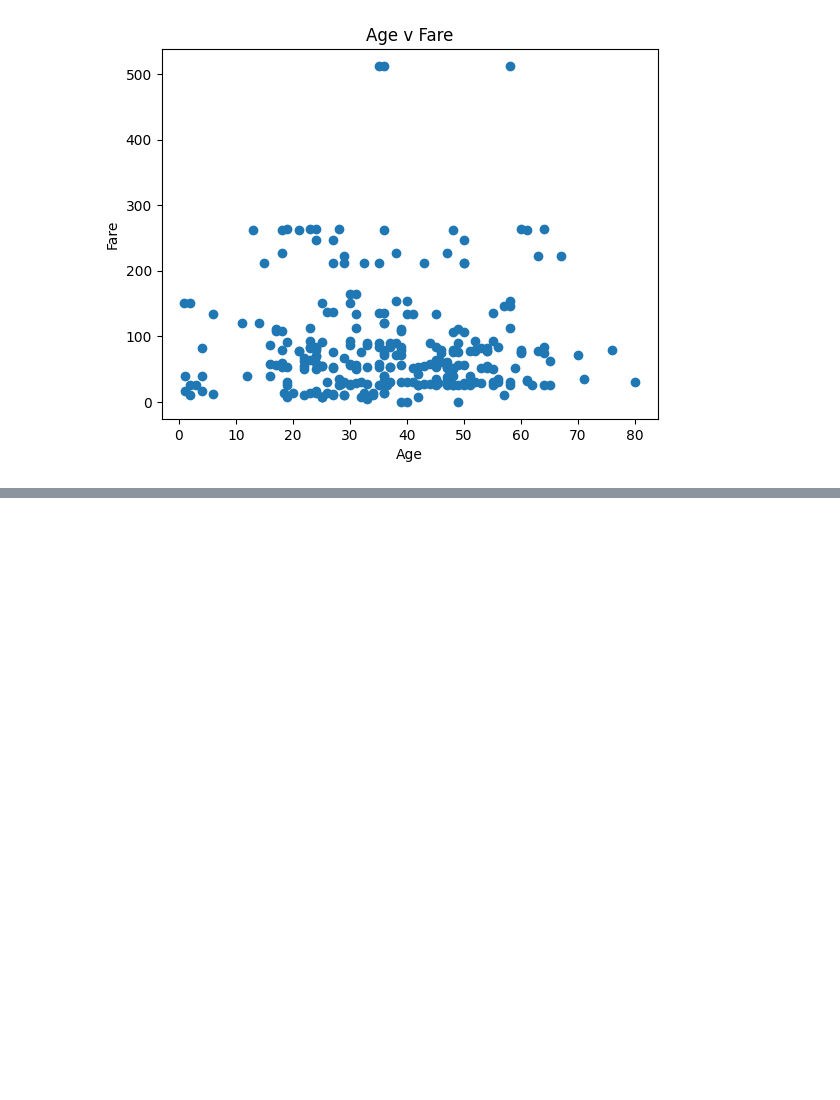
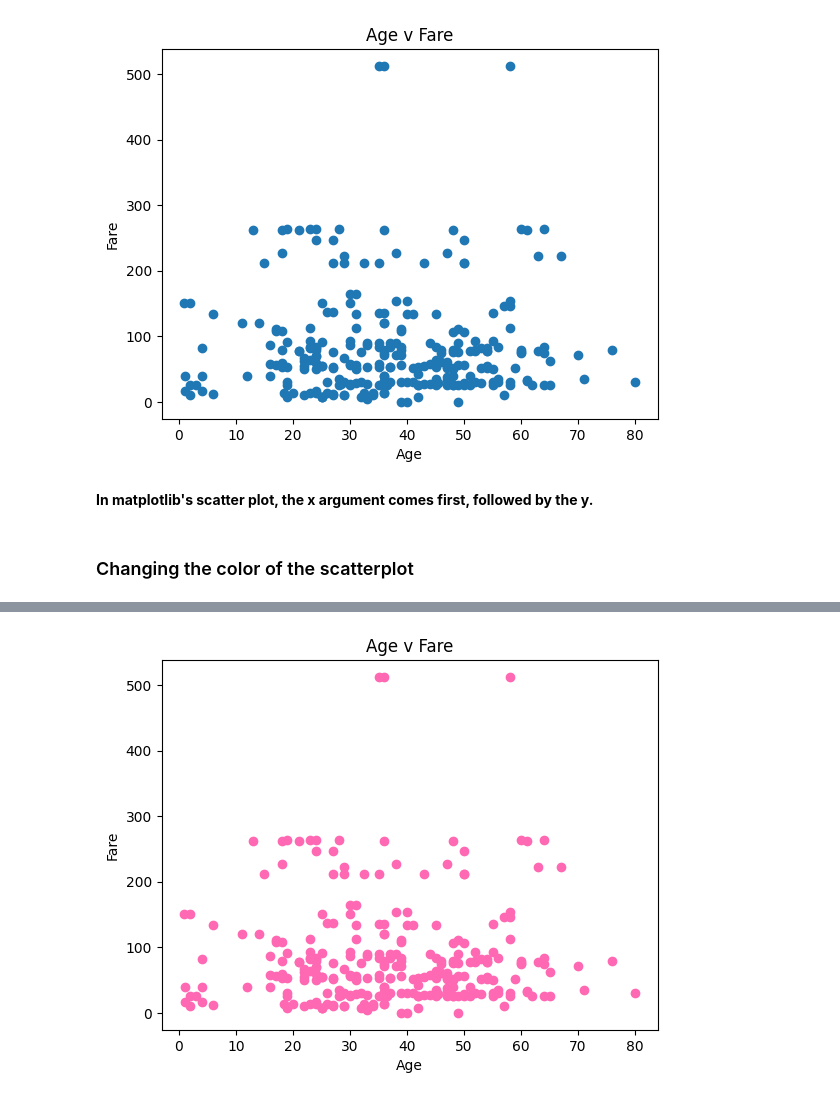
Before and after one commit to idowujames/OOP-Matplotlib-3, a Jupyter notebook: OOP_Matplotlib_3.ipynb, the cells around one changed output, grey strips where cells are left out. Drawn from its saved outputs; the diff is of its cells as text; code cells hidden in the pictures; blank space fills up the shorter version.

Commit message:
Changing the color of the scatterplot

```diff
--- a/OOP_Matplotlib_3.ipynb
+++ b/OOP_Matplotlib_3.ipynb
@@ -48,3 +48,14 @@ ax.set(xlabel='Age', ylabel='Fare', title='Age v Fare');
 # %% [output]
 [interactive output not drawn]
 [figure]
+# %% [markdown]
+**In matplotlib's scatter plot, the x argument comes first, followed by the y.**
+# %% [markdown]
+### Changing the color of the scatterplot
+# %%
+fig, ax = plt.subplots()
+
+ax.scatter('age', 'fare',data=df, color= 'hotpink')
+
+ax.set(xlabel='Age', ylabel='Fare', title='Age v Fare');
+# %% [output]
@@ -51,2 +63,3 @@ ax.set(xlabel='Age', ylabel='Fare', title='Age v Fare');
+[figure, added]
 # %%
 lazy_imports()
```
Also changed, not shown: parts of 1 cell of this notebook.
